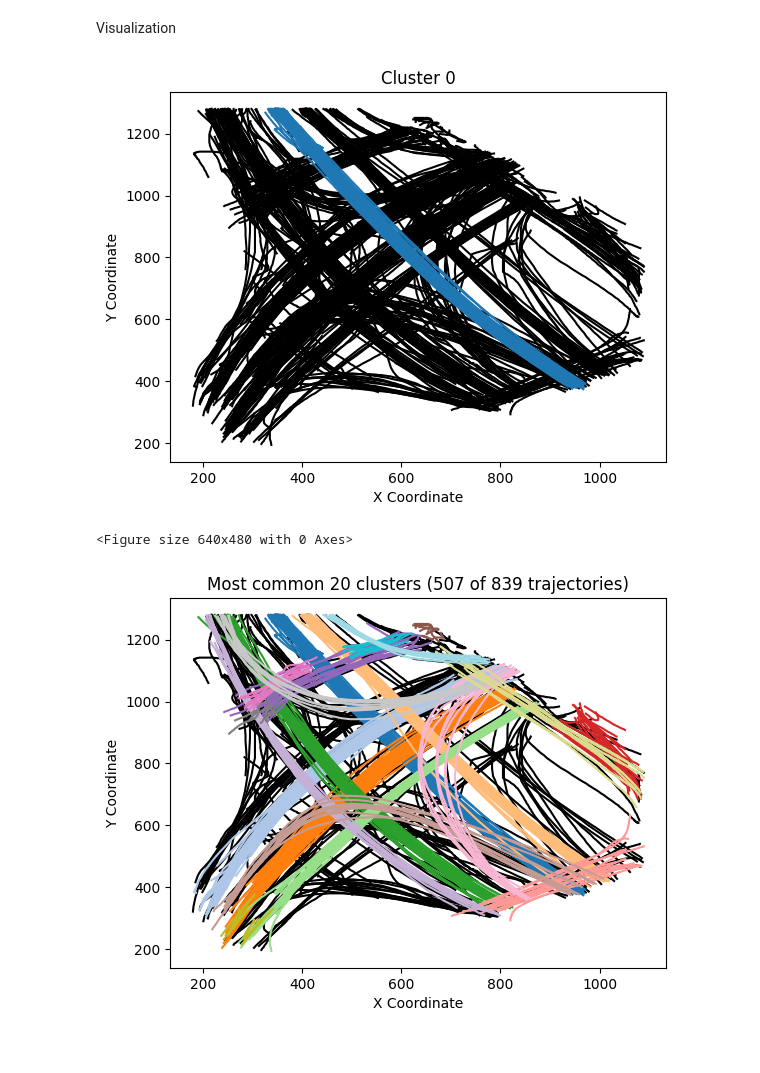
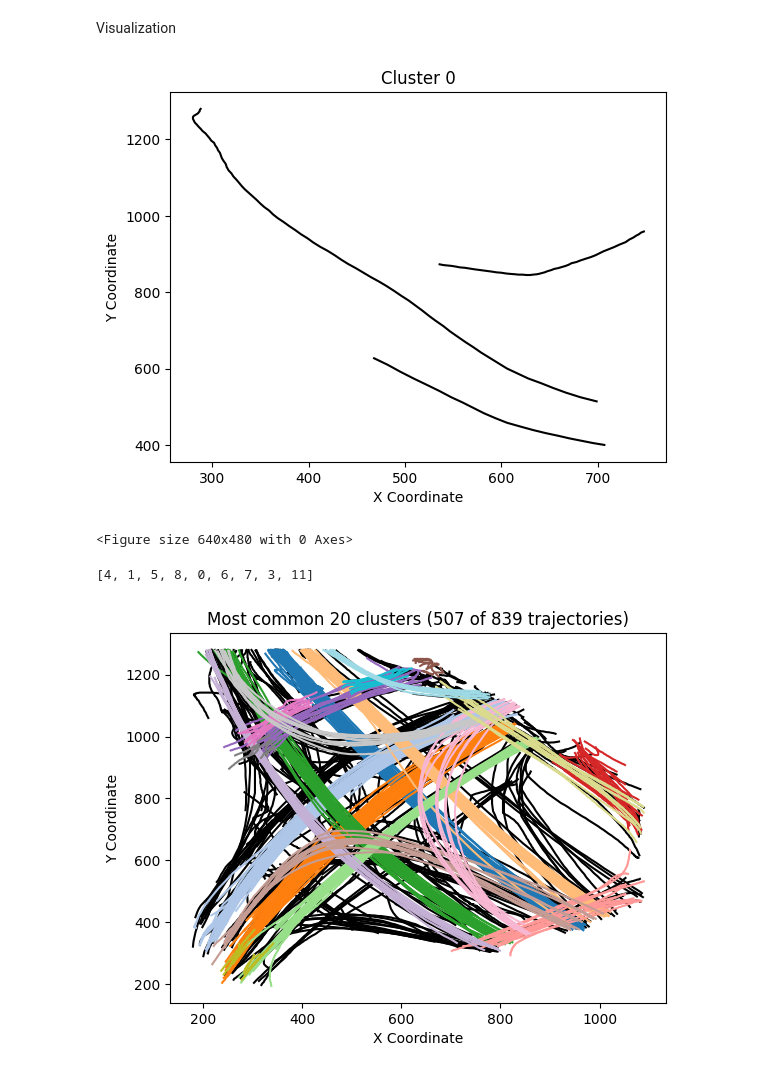
Before and after one commit to oneonethree113/Trajectory-Analysis, a Jupyter notebook: AMAG_test.ipynb, the cells around one changed output. Drawn from its saved outputs; the diff is of its cells as text; code cells hidden in the pictures.

```diff
--- a/AMAG_test.ipynb
+++ b/AMAG_test.ipynb
@@ -123,10 +123,10 @@ class Trajectory:
 
 
         if not isinstance(target_traj, Trajectory):
-            raise TypeError("tar_cor must be an instance of Coordinates.")
+            raise TypeError("target_traj must be an instance of Trajectory.")
 
         if not isinstance(window_size, int):
-            raise TypeError("window_size must be a float.")
+            raise TypeError("window_size must be a int.")
 
         score = 0
         for cor in self.traj:
@@ -308,6 +308,9 @@ def drawClusterOnAllPraj(allTrajectory: list,clusterSet: dict,clusterIdx=None,ti
                 clusterPrajList.append(mem)
         for idx,traj in enumerate(allTrajectory):
             if idx in clusterPrajList:
+                continue
+                #[4, 1, 5, 8, 0, 6, 7, 3, 11]
+            if traj.type !=:
                 continue
             x_coords, y_coords = traj.trajExport()
             plt.plot(x_coords, y_coords, color='black')
@@ -320,36 +323,44 @@ def drawClusterOnAllPraj(allTrajectory: list,clusterSet: dict,clusterIdx=None,ti
         plt.xlabel('X Coordinate')
         plt.ylabel('Y Coordinate')
         plt.title(title)
         plt.show()
         plt.clf()
     else:
         for mem in clusterSet[clusterIdx]:
             clusterPrajList.append(mem)
 
         for idx,traj in enumerate(allTrajectory):
             if idx in clusterPrajList:
                 continue
             x_coords, y_coords = traj.trajExport()
             plt.plot(x_coords, y_coords, color='black')
 
         for mem in clusterSet[clusterIdx]:
             traj=allTrajectory[mem]
             x_coords, y_coords = traj.trajExport()
             plt.plot(x_coords, y_coords, color=cluster_colors[clusterIdx])
 
 
         # Add labels and title
         plt.xlabel('X Coordinate')
         plt.ylabel('Y Coordinate')
         plt.title(title)
         plt.show()
         plt.clf()
 
 # Visualize each big cluster
-drawClusterOnAllPraj(parsedTrajectoryList, bigCluster, 0, title=f'Cluster 0')
+drawClusterOnAllPraj(parsedTrajectoryList, {},  title=f'Cluster 0')
 # %% [output]
-[figure, old version]
+[figure, new version]
 <Figure size 640x480 with 0 Axes>
+# %%
+typeList=[]
+for idx,traj in enumerate(parsedTrajectoryList):
+  if traj.type not in typeList:
+    typeList.append(traj.type)
+typeList
+# %% [output]
+[4, 1, 5, 8, 0, 6, 7, 3, 11]
 # %%
 
 numPrajInBigCluster = sum([len(cluster) for _, cluster in bigCluster.items()])
```
